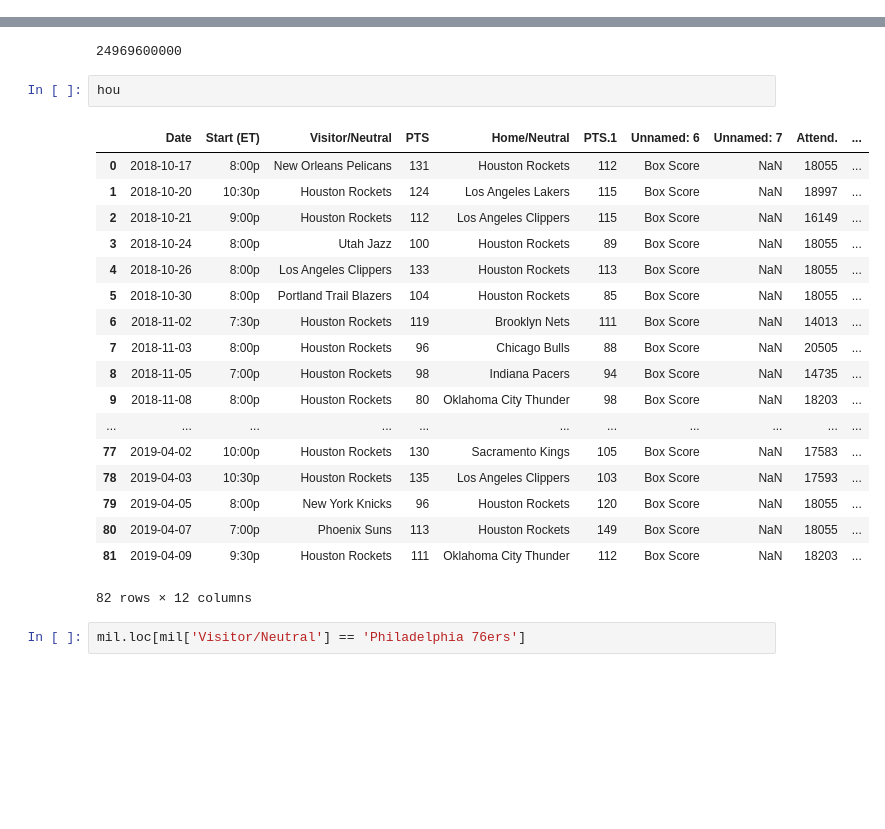
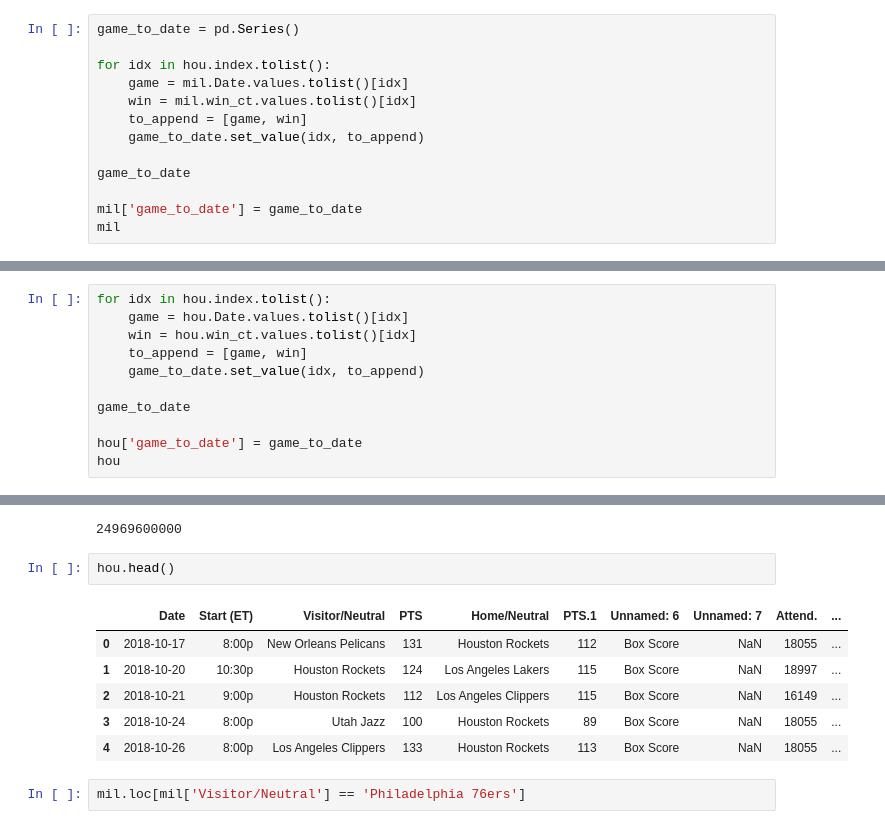
Before and after one commit to castrojoshua18/dsc106_final, a Jupyter notebook: data_processing.ipynb, the cells around one changed output, grey strips where cells are left out. Cells and saved outputs as stored; diff of their text form; blank space fills up the shorter version.

```diff
--- a/data_processing.ipynb
+++ b/data_processing.ipynb
@@ -164,0 +168,13 @@ to_json = pd.DataFrame()
+# %%
+game_to_date = pd.Series()
+
+for idx in hou.index.tolist():
+    game = mil.Date.values.tolist()[idx]
+    win = mil.win_ct.values.tolist()[idx]
+    to_append = [game, win]
+    game_to_date.set_value(idx, to_append)
+
+game_to_date
+
+mil['game_to_date'] = game_to_date
+mil
@@ -164,0 +200,11 @@ to_json = pd.DataFrame()
+# %%
+for idx in hou.index.tolist():
+    game = hou.Date.values.tolist()[idx]
+    win = hou.win_ct.values.tolist()[idx]
+    to_append = [game, win]
+    game_to_date.set_value(idx, to_append)
+
+game_to_date
+
+hou['game_to_date'] = game_to_date
+hou
@@ -178,26 +244,14 @@ to_json
 # %% [output]
 24969600000
 # %%
-hou
+hou.head()
 # %% [output]
 |  | Date | Start (ET) | Visitor/Neutral | PTS | Home/Neutral | PTS.1 | Unnamed: 6 | Unnamed: 7 | Attend. | ... |
 | 0 | 2018-10-17 | 8:00p | New Orleans Pelicans | 131 | Houston Rockets | 112 | Box Score | NaN | 18055 | ... |
 | 1 | 2018-10-20 | 10:30p | Houston Rockets | 124 | Los Angeles Lakers | 115 | Box Score | NaN | 18997 | ... |
 | 2 | 2018-10-21 | 9:00p | Houston Rockets | 112 | Los Angeles Clippers | 115 | Box Score | NaN | 16149 | ... |
 | 3 | 2018-10-24 | 8:00p | Utah Jazz | 100 | Houston Rockets | 89 | Box Score | NaN | 18055 | ... |
 | 4 | 2018-10-26 | 8:00p | Los Angeles Clippers | 133 | Houston Rockets | 113 | Box Score | NaN | 18055 | ... |
-| 5 | 2018-10-30 | 8:00p | Portland Trail Blazers | 104 | Houston Rockets | 85 | Box Score | NaN | 18055 | ... |
-| 6 | 2018-11-02 | 7:30p | Houston Rockets | 119 | Brooklyn Nets | 111 | Box Score | NaN | 14013 | ... |
-| 7 | 2018-11-03 | 8:00p | Houston Rockets | 96 | Chicago Bulls | 88 | Box Score | NaN | 20505 | ... |
-| 8 | 2018-11-05 | 7:00p | Houston Rockets | 98 | Indiana Pacers | 94 | Box Score | NaN | 14735 | ... |
-| 9 | 2018-11-08 | 8:00p | Houston Rockets | 80 | Oklahoma City Thunder | 98 | Box Score | NaN | 18203 | ... |
-| ... | ... | ... | ... | ... | ... | ... | ... | ... | ... | ... |
-| 77 | 2019-04-02 | 10:00p | Houston Rockets | 130 | Sacramento Kings | 105 | Box Score | NaN | 17583 | ... |
-| 78 | 2019-04-03 | 10:30p | Houston Rockets | 135 | Los Angeles Clippers | 103 | Box Score | NaN | 17593 | ... |
-| 79 | 2019-04-05 | 8:00p | New York Knicks | 96 | Houston Rockets | 120 | Box Score | NaN | 18055 | ... |
-| 80 | 2019-04-07 | 7:00p | Phoenix Suns | 113 | Houston Rockets | 149 | Box Score | NaN | 18055 | ... |
-| 81 | 2019-04-09 | 9:30p | Houston Rockets | 111 | Oklahoma City Thunder | 112 | Box Score | NaN | 18203 | ... |
-82 rows × 12 columns
 # %%
 mil.loc[mil['Visitor/Neutral'] == 'Philadelphia 76ers']
 # %% [output]
```
Also changed, not shown: parts of 7 cells of this notebook, 2 other files.
